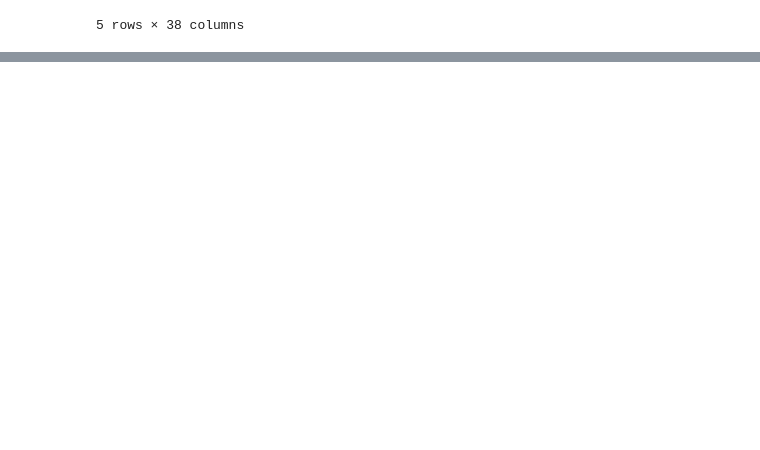
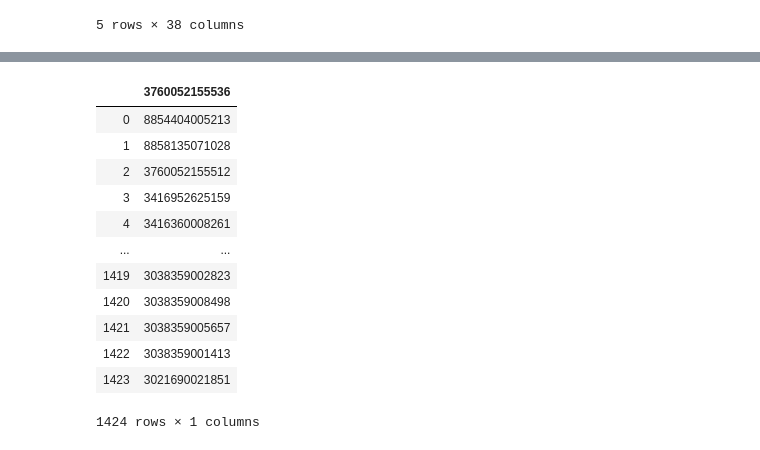
Before and after one commit to alex-toy/italians_do_it_better, a Jupyter notebook: O_produits.ipynb, the cells around one changed output, grey strips where cells are left out. Cells and saved outputs as stored; diff of their text form; code cells hidden in the pictures; blank space fills up the shorter version.

```diff
--- a/O_produits.ipynb
+++ b/O_produits.ipynb
@@ -378,2 +439,20 @@ data_EAN13.head()
 # %%
 data_EAN13.to_csv('O_produits_EAN13.csv')
+# %%
+EAN13_temp = pd.read_csv('N_NIELSEN/N_EAN13.csv')
+# %%
+EAN13_temp
+# %% [output]
+|  | 3760052155536 |
+| 0 | 8854404005213 |
+| 1 | 8858135071028 |
+| 2 | 3760052155512 |
+| 3 | 3416952625159 |
+| 4 | 3416360008261 |
+| ... | ... |
+| 1419 | 3038359002823 |
+| 1420 | 3038359008498 |
+| 1421 | 3038359005657 |
+| 1422 | 3038359001413 |
+| 1423 | 3021690021851 |
+1424 rows × 1 columns
```
Also changed, not shown: parts of 5 cells of this notebook, 2 other files.
